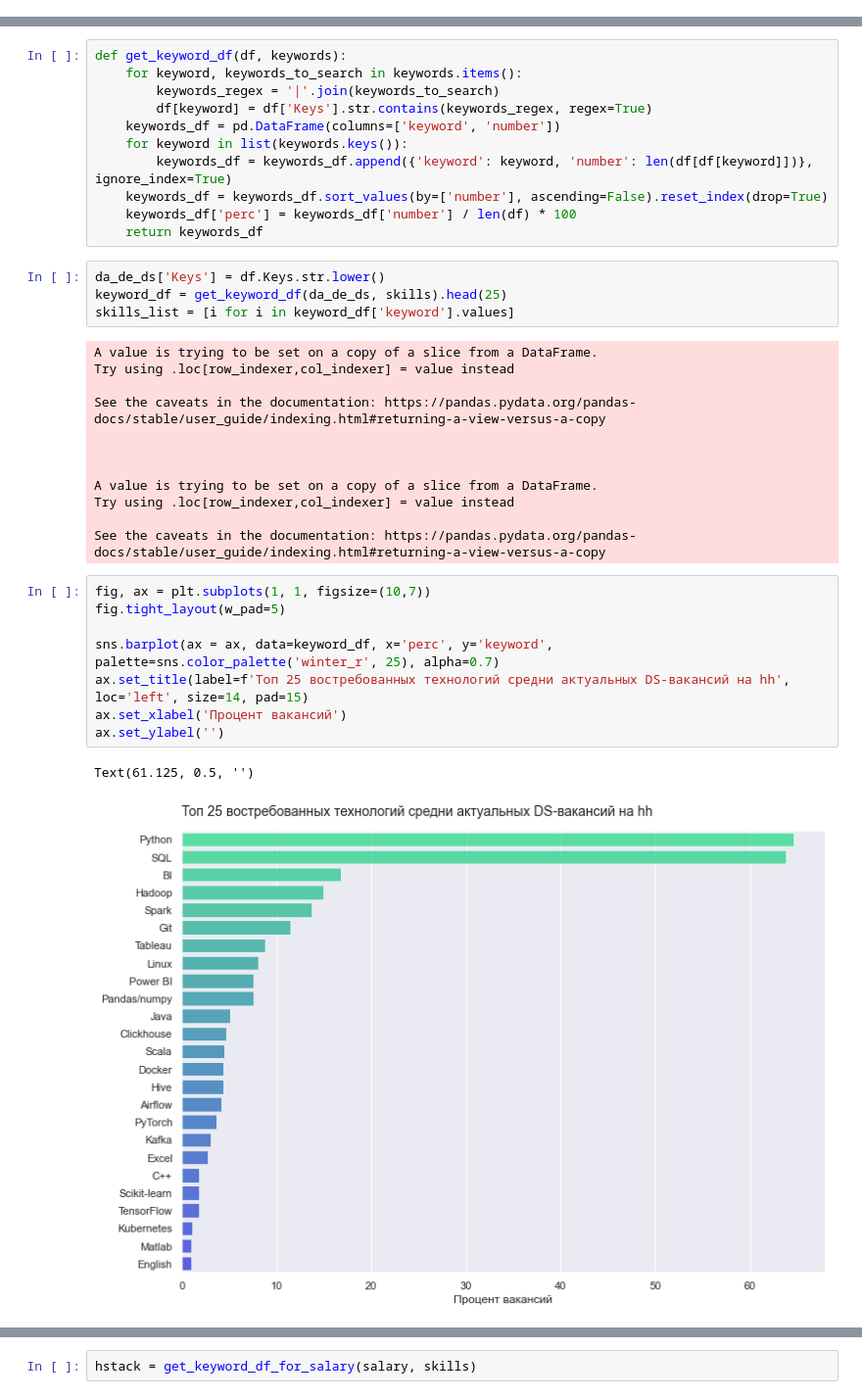
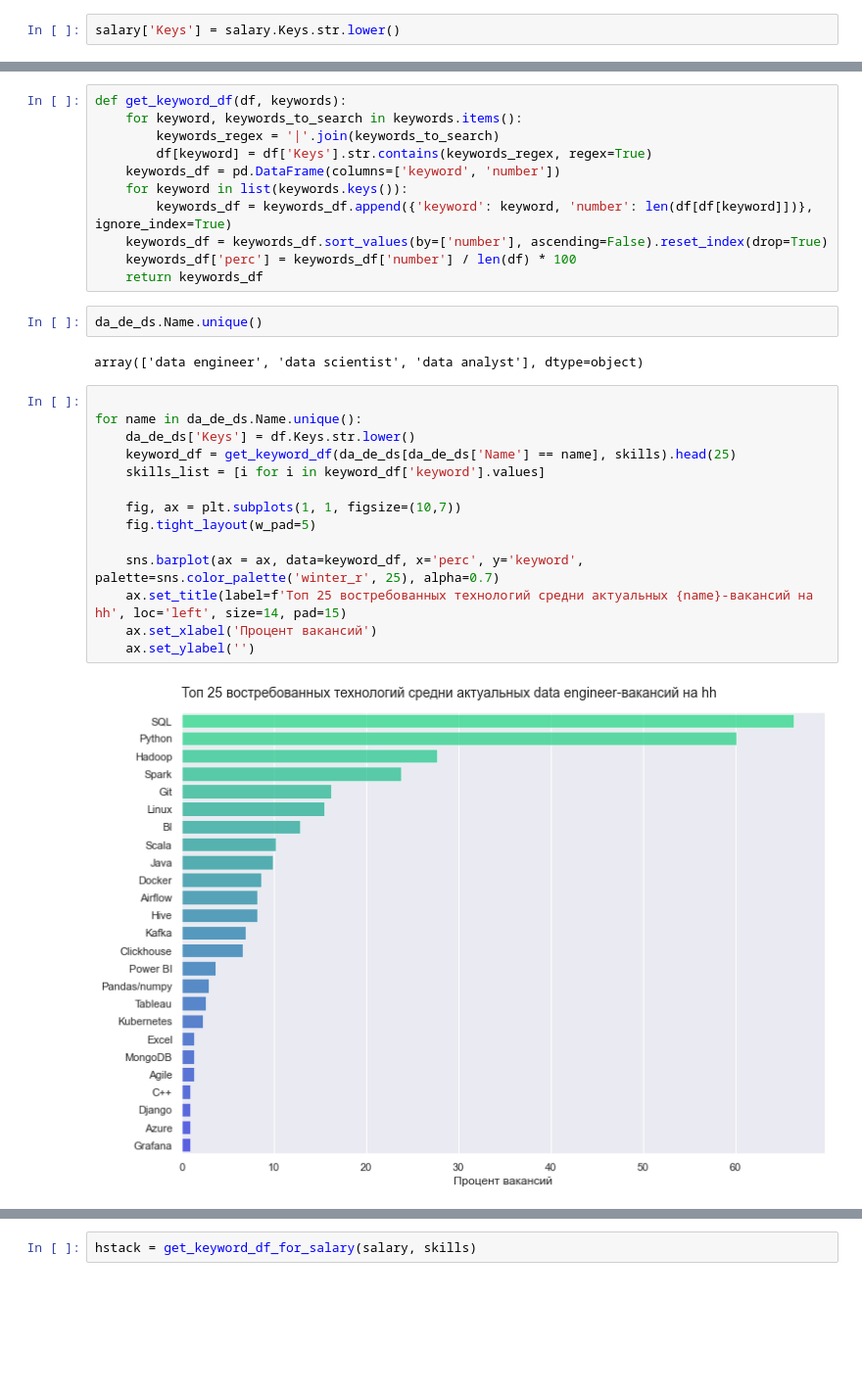
Before and after one commit to loverberg/skillsDS, a Jupyter notebook: hh_analytics.ipynb, the cells around one changed output, grey strips where cells are left out. Shown at 98% size. Saved outputs shown, nothing was run; the diff lists cells and outputs as text; blank space fills up the shorter version.

```diff
--- a/hh_analytics.ipynb
+++ b/hh_analytics.ipynb
@@ -110,6 +108,8 @@ salary = da_de_ds[(da_de_ds.From.notnull()) | (da_de_ds.To.notnull())]
 salary = salary[salary['Experience'] != 'Более 6 лет'].sort_values(by='Experience')
 # %%
 salary['mean_salary'] = salary[['From', 'To']].mean(axis=1)
+# %%
+salary['Keys'] = salary.Keys.str.lower()
 # %%
 dis = salary[['Name', 'Experience']].append(salary[['Name', 'Experience']])
 dis['Salary'] = salary[['From', 'To']].melt()['value'].tolist()
@@ -197,30 +198,23 @@ def get_keyword_df(df, keywords):
     keywords_df = keywords_df.sort_values(by=['number'], ascending=False).reset_index(drop=True)
     keywords_df['perc'] = keywords_df['number'] / len(df) * 100
     return keywords_df
-# %%
-da_de_ds['Keys'] = df.Keys.str.lower()
-keyword_df = get_keyword_df(da_de_ds, skills).head(25)
-skills_list = [i for i in keyword_df['keyword'].values]
-# %% [output]
-A value is trying to be set on a copy of a slice from a DataFrame.
-Try using .loc[row_indexer,col_indexer] = value instead
-
-See the caveats in the documentation: https://pandas.pydata.org/pandas-docs/stable/user_guide/indexing.html#returning-a-view-versus-a-copy
-
-
-
-A value is trying to be set on a copy of a slice from a DataFrame.
-Try using .loc[row_indexer,col_indexer] = value instead
-
-See the caveats in the documentation: https://pandas.pydata.org/pandas-docs/stable/user_guide/indexing.html#returning-a-view-versus-a-copy
+# %%
+da_de_ds.Name.unique()
+# %% [output]
+array(['data engineer', 'data scientist', 'data analyst'], dtype=object)
 # %%
-fig, ax = plt.subplots(1, 1, figsize=(10,7))
-fig.tight_layout(w_pad=5)
 
-sns.barplot(ax = ax, data=keyword_df, x='perc', y='keyword', palette=sns.color_palette('winter_r', 25), alpha=0.7)
-ax.set_title(label=f'Топ 25 востребованных технологий средни актуальных DS-вакансий на hh', loc='left', size=14, pad=15)
-ax.set_xlabel('Процент вакансий')
-ax.set_ylabel('')
+for name in da_de_ds.Name.unique():
+    da_de_ds['Keys'] = df.Keys.str.lower()
+    keyword_df = get_keyword_df(da_de_ds[da_de_ds['Name'] == name], skills).head(25)
+    skills_list = [i for i in keyword_df['keyword'].values]
+
+    fig, ax = plt.subplots(1, 1, figsize=(10,7))
+    fig.tight_layout(w_pad=5)
+
+    sns.barplot(ax = ax, data=keyword_df, x='perc', y='keyword', palette=sns.color_palette('winter_r', 25), alpha=0.7)
+    ax.set_title(label=f'Топ 25 востребованных технологий средни актуальных {name}-вакансий на hh', loc='left', size=14, pad=15)
+    ax.set_xlabel('Процент вакансий')
+    ax.set_ylabel('')
 # %% [output]
-Text(61.125, 0.5, '')
-[figure, old version]
+[figure, new version]
```
Also changed, not shown: parts of 10 cells of this notebook.
